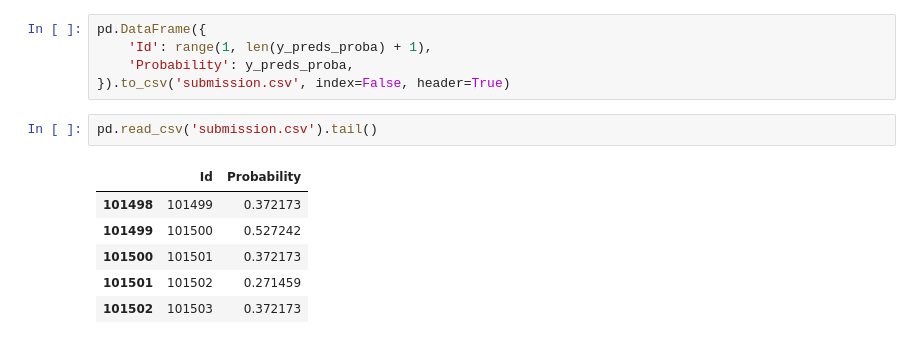
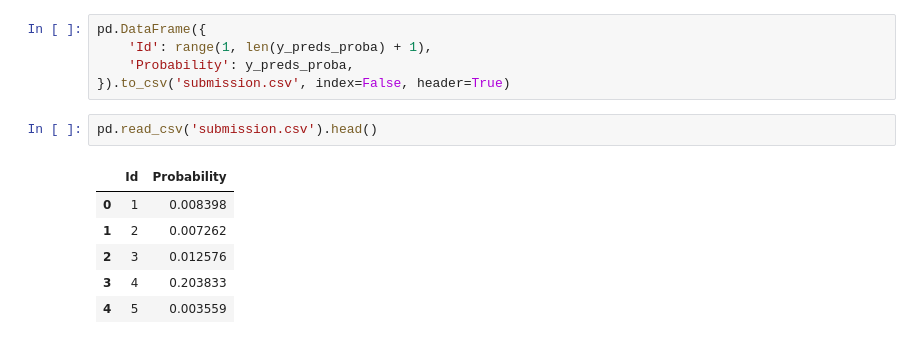
Before and after one commit to matvej-melikhov/notebooks, a Jupyter notebook: competitions/credit-scoring/scoring.ipynb, the cells around one changed output. Saved outputs shown, nothing was run; the diff lists cells and outputs as text.

```diff
--- a/competitions/credit-scoring/scoring.ipynb
+++ b/competitions/credit-scoring/scoring.ipynb
@@ -812,14 +816,14 @@ pd.DataFrame({
     'Probability': y_preds_proba,
 }).to_csv('submission.csv', index=False, header=True)
 # %%
-pd.read_csv('submission.csv').tail()
+pd.read_csv('submission.csv').head()
 # %% [output]
 |  | Id | Probability |
-| 101498 | 101499 | 0.372173 |
-| 101499 | 101500 | 0.527242 |
-| 101500 | 101501 | 0.372173 |
-| 101501 | 101502 | 0.271459 |
-| 101502 | 101503 | 0.372173 |
+| 0 | 1 | 0.008398 |
+| 1 | 2 | 0.007262 |
+| 2 | 3 | 0.012576 |
+| 3 | 4 | 0.203833 |
+| 4 | 5 | 0.003559 |
 # %%
 pd.Series(y_preds_proba.round()).value_counts()
 # %% [output]
```
Also changed, not shown: parts of 57 cells of this notebook.
